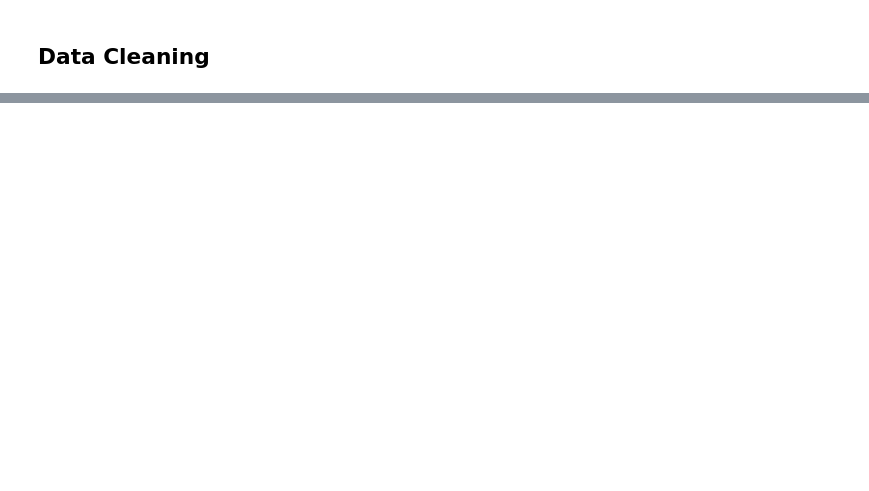
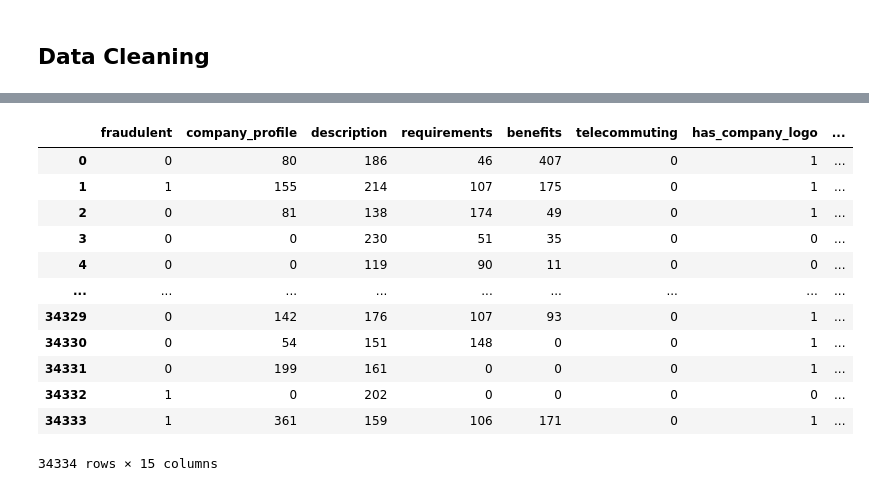
Before and after one commit to thaoyuh/Research_Hackathon, a Jupyter notebook: Classifiers from numerical features.ipynb, the cells around one changed output, grey strips where cells are left out. Cells and saved outputs as stored; diff of their text form; code cells hidden in the pictures; blank space fills up the shorter version.

```diff
--- a/Classifiers from numerical features.ipynb
+++ b/Classifiers from numerical features.ipynb
@@ -127,4 +126,0 @@ cleaned_data['City'] = data['location'].str.split(',', expand = True)[2]
-# %%
-# feature located_in_US
-cleaned_data['located_in_US'] = 0
-cleaned_data.loc[cleaned_data['Country'] == "US", ['located_in_US']] = 1
@@ -168,0 +182,22 @@ cleaned_data["has_short_requirements"]= np.where(cleaned_data['requirements'] <
+# %%
+final_data = cleaned_data[['fraudulent', 'company_profile',
+       'description', 'requirements', 'benefits', 'telecommuting',
+       'has_company_logo', 'has_questions',
+       'money_in_title', 'money_in_desc', 'cons_punc_des',
+       'cons_punc_title', 'low_required_education',
+       'has_short_company_profile', 'has_short_requirements']]
+final_data
+# %% [output]
+|  | fraudulent | company_profile | description | requirements | benefits | telecommuting | has_company_logo | ... |
+| 0 | 0 | 80 | 186 | 46 | 407 | 0 | 1 | ... |
+| 1 | 1 | 155 | 214 | 107 | 175 | 0 | 1 | ... |
+| 2 | 0 | 81 | 138 | 174 | 49 | 0 | 1 | ... |
+| 3 | 0 | 0 | 230 | 51 | 35 | 0 | 0 | ... |
+| 4 | 0 | 0 | 119 | 90 | 11 | 0 | 0 | ... |
+| ... | ... | ... | ... | ... | ... | ... | ... | ... |
+| 34329 | 0 | 142 | 176 | 107 | 93 | 0 | 1 | ... |
+| 34330 | 0 | 54 | 151 | 148 | 0 | 0 | 1 | ... |
+| 34331 | 0 | 199 | 161 | 0 | 0 | 0 | 1 | ... |
+| 34332 | 1 | 0 | 202 | 0 | 0 | 0 | 0 | ... |
+| 34333 | 1 | 361 | 159 | 106 | 171 | 0 | 1 | ... |
+34334 rows × 15 columns
```
Also changed, not shown: parts of 25 cells of this notebook, 2 other files.
